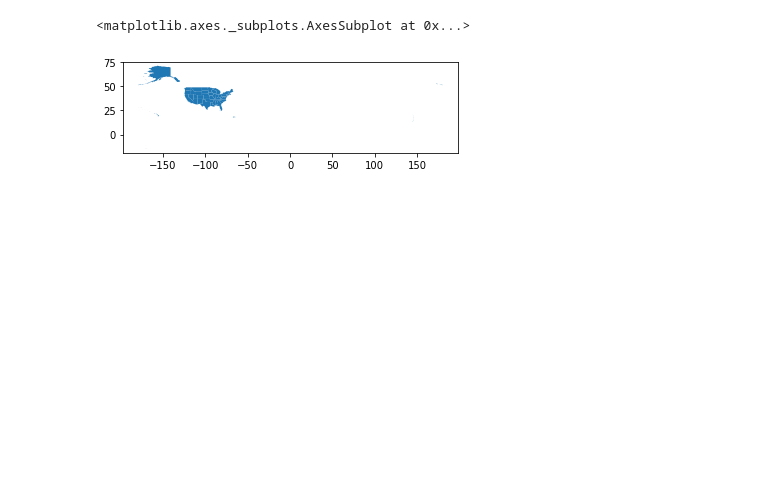
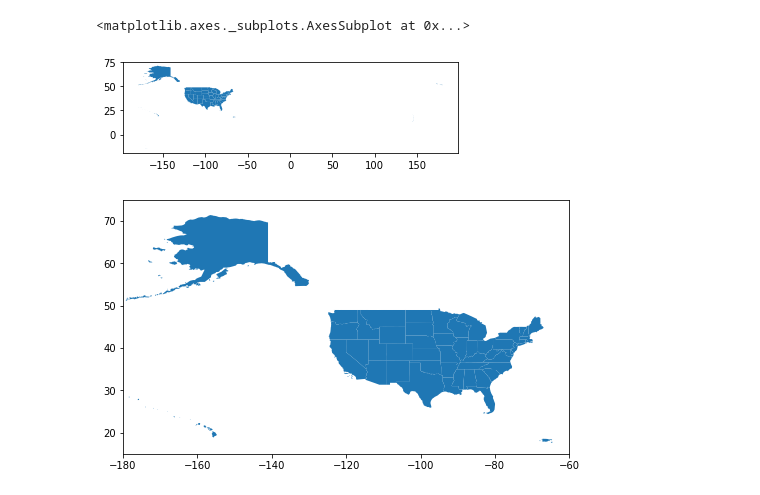
Before and after one commit to UIUC-iSchool-DataViz/is445_spring2021, a Jupyter notebook: week07/inClass_week07.ipynb, the cells around one changed output. Drawn from its saved outputs; the diff is of its cells as text; code cells hidden in the pictures; blank space fills up the shorter version.

```diff
--- a/week07/inClass_week07.ipynb
+++ b/week07/inClass_week07.ipynb
@@ -388,3 +388,14 @@ gdf_states.plot()
 # %% [output]
 <matplotlib.axes._subplots.AxesSubplot at 0x...>
 [figure]
+# %%
+fig, ax = plt.subplots(figsize=(8,5))
+
+gdf_states.plot(ax=ax)
+
+# zoom into USA
+ax.set_xlim(-180,-60)
+ax.set_ylim(15,75)
+plt.show()
+# %% [output]
+[figure, added]
```
